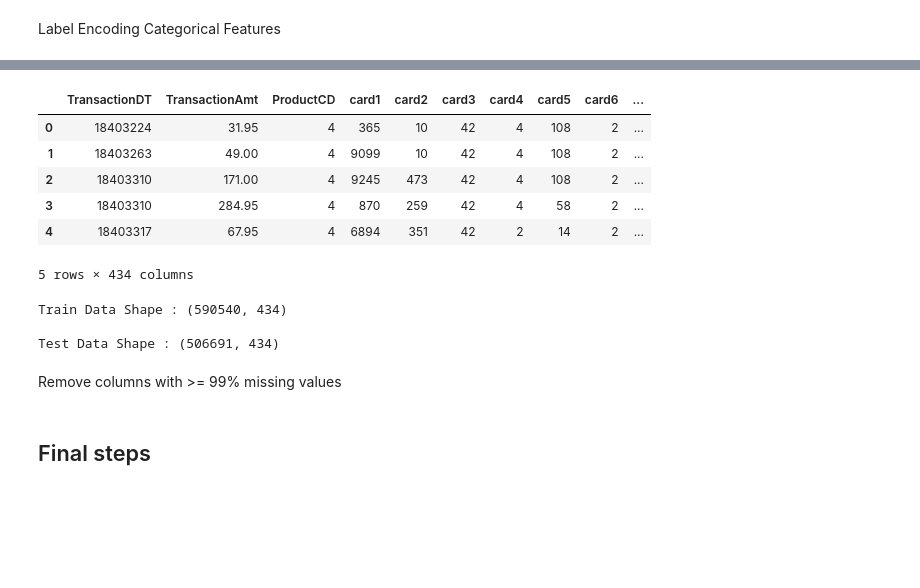
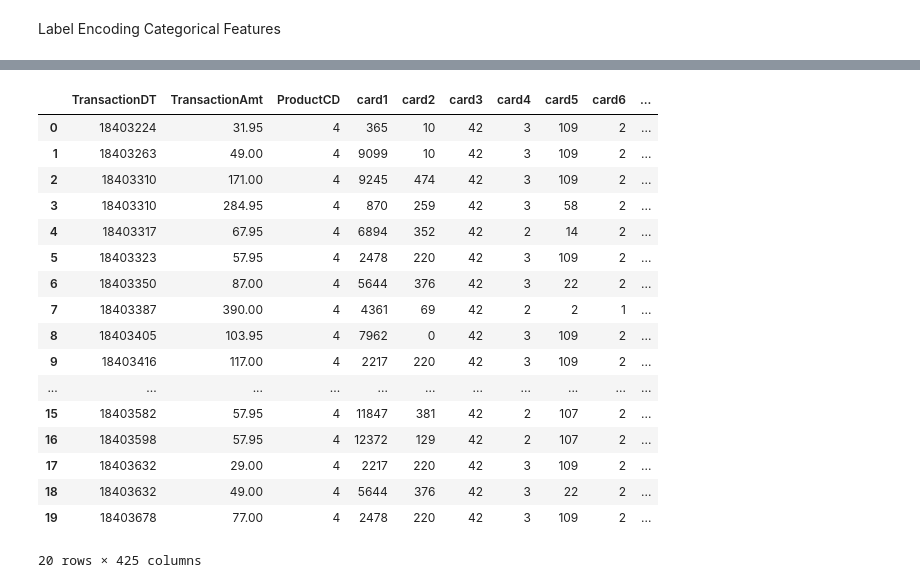
Before and after one commit to SteevenAlbert/IEEE-CIS-Fraud-Detection, a Jupyter notebook: Preprocessing.ipynb, the cells around one changed output, grey strips where cells are left out. Cells and saved outputs as stored; diff of their text form; code cells hidden in the pictures; blank space fills up the shorter version.

```diff
--- a/Preprocessing.ipynb
+++ b/Preprocessing.ipynb
@@ -171,0 +186,2 @@ gc.collect()
+# %%
+X_test = X_test.drop(columns = todrop)
@@ -171,0 +218,4 @@ gc.collect()
+# %%
+column_means = X_train.mean(numeric_only=True)
+X_train = X_train.fillna(column_means)
+X_train.head(20)
@@ -171,0 +241,4 @@ gc.collect()
+# %%
+column_means = X_test.mean(numeric_only=True)
+X_test = X_test.fillna(column_means)
+X_test.head(20)
@@ -171,0 +266,3 @@ gc.collect()
+# %%
+X_train = X_train.apply(lambda x: x.fillna(x.value_counts().index[0]))
+X_test = X_test.apply(lambda x: x.fillna(x.value_counts().index[0]))
@@ -197,19 +349,21 @@ X_train.head()
 # %%
-X_test.head()
+X_test.head(20)
 # %% [output]
 |  | TransactionDT | TransactionAmt | ProductCD | card1 | card2 | card3 | card4 | card5 | card6 | ... |
-| 0 | 18403224 | 31.95 | 4 | 365 | 10 | 42 | 4 | 108 | 2 | ... |
-| 1 | 18403263 | 49.00 | 4 | 9099 | 10 | 42 | 4 | 108 | 2 | ... |
-| 2 | 18403310 | 171.00 | 4 | 9245 | 473 | 42 | 4 | 108 | 2 | ... |
-| 3 | 18403310 | 284.95 | 4 | 870 | 259 | 42 | 4 | 58 | 2 | ... |
-| 4 | 18403317 | 67.95 | 4 | 6894 | 351 | 42 | 2 | 14 | 2 | ... |
+| 0 | 18403224 | 31.95 | 4 | 365 | 10 | 42 | 3 | 109 | 2 | ... |
+| 1 | 18403263 | 49.00 | 4 | 9099 | 10 | 42 | 3 | 109 | 2 | ... |
+| 2 | 18403310 | 171.00 | 4 | 9245 | 474 | 42 | 3 | 109 | 2 | ... |
+| 3 | 18403310 | 284.95 | 4 | 870 | 259 | 42 | 3 | 58 | 2 | ... |
+| 4 | 18403317 | 67.95 | 4 | 6894 | 352 | 42 | 2 | 14 | 2 | ... |
+| 5 | 18403323 | 57.95 | 4 | 2478 | 220 | 42 | 3 | 109 | 2 | ... |
+| 6 | 18403350 | 87.00 | 4 | 5644 | 376 | 42 | 3 | 22 | 2 | ... |
+| 7 | 18403387 | 390.00 | 4 | 4361 | 69 | 42 | 2 | 2 | 1 | ... |
+| 8 | 18403405 | 103.95 | 4 | 7962 | 0 | 42 | 3 | 109 | 2 | ... |
+| 9 | 18403416 | 117.00 | 4 | 2217 | 220 | 42 | 3 | 109 | 2 | ... |
+| ... | ... | ... | ... | ... | ... | ... | ... | ... | ... | ... |
+| 15 | 18403582 | 57.95 | 4 | 11847 | 381 | 42 | 2 | 107 | 2 | ... |
+| 16 | 18403598 | 57.95 | 4 | 12372 | 129 | 42 | 2 | 107 | 2 | ... |
+| 17 | 18403632 | 29.00 | 4 | 2217 | 220 | 42 | 3 | 109 | 2 | ... |
+| 18 | 18403632 | 49.00 | 4 | 5644 | 376 | 42 | 3 | 22 | 2 | ... |
+| 19 | 18403678 | 77.00 | 4 | 2478 | 220 | 42 | 3 | 109 | 2 | ... |
-5 rows × 434 columns
+20 rows × 425 columns
-# %%
-print("Train Data Shape : {} \n".format(X_train.shape))
-print("Test Data Shape : {} \n".format(X_test.shape))
-# %% [output]
-Train Data Shape : (590540, 434)
-
-Test Data Shape : (506691, 434)
-# %% [markdown]
-Remove columns with >= 99% missing values
@@ -228,2 +369,0 @@ Remove columns with >= 99% missing values
-# %% [markdown]
-## Final steps
```
Also changed, not shown: parts of 30 cells of this notebook.
